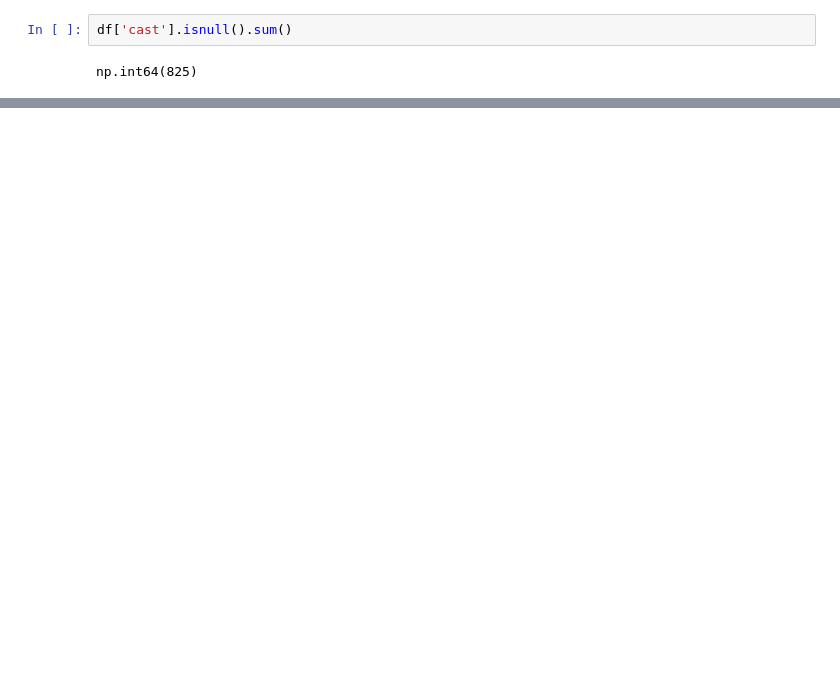
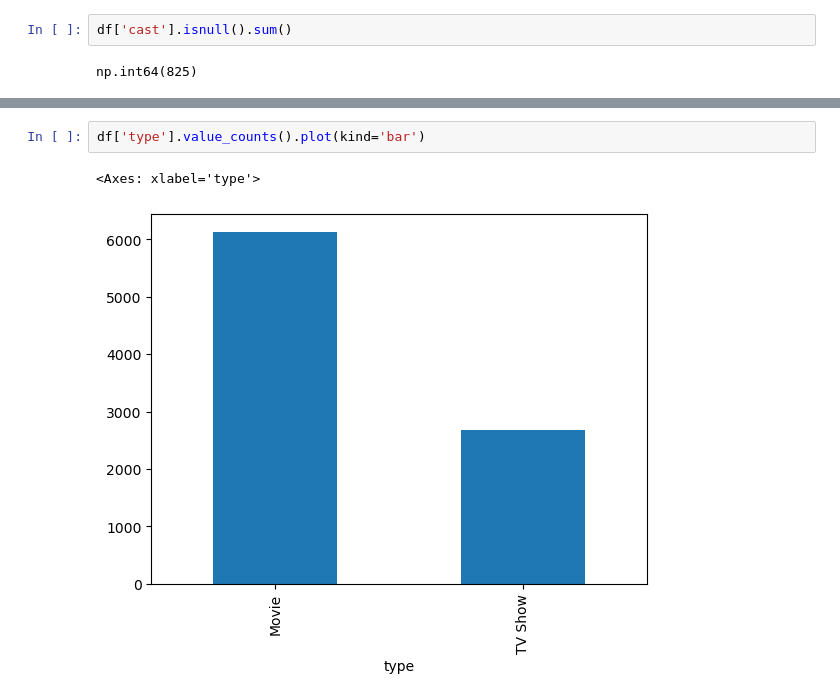
Before and after one commit to Sumangiri1312/Data-Analysis-Process, a Jupyter notebook: Exploratory Data Analysis/Netflix-EDA.ipynb, the cells around one changed output, grey strips where cells are left out. Drawn from its saved outputs; the diff is of its cells as text; blank space fills up the shorter version.

```diff
--- a/Exploratory Data Analysis/Netflix-EDA.ipynb
+++ b/Exploratory Data Analysis/Netflix-EDA.ipynb
@@ -59,0 +105,5 @@ np.int64(825)
+# %%
+df['type'].value_counts().plot(kind='bar')
+# %% [output]
+<Axes: xlabel='type'>
+[figure, added]
```
Also changed, not shown: parts of 19 cells of this notebook, 1 other file.
